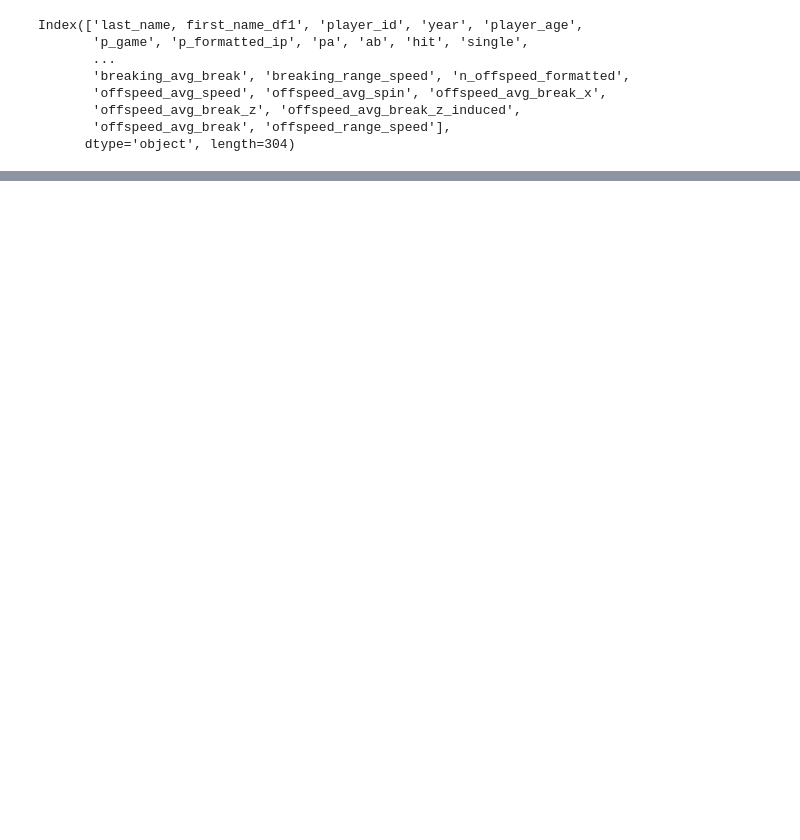
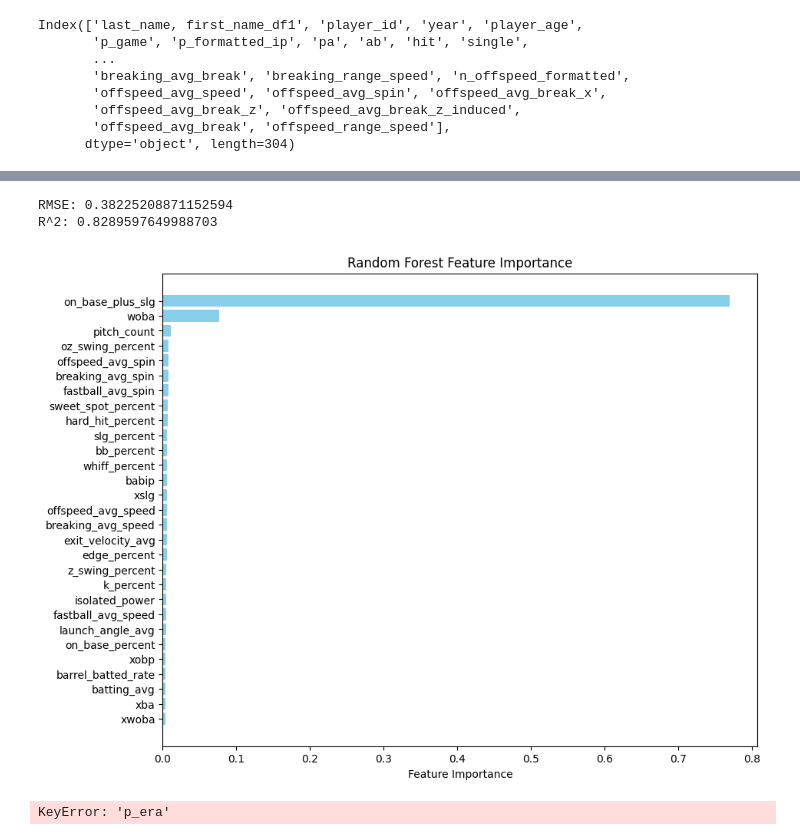
Before and after one commit to Chaya185/Python-Data-Analytics-Project, a Jupyter notebook: MLB_Project.ipynb, the cells around one changed output, grey strips where cells are left out. Saved outputs shown, nothing was run; the diff lists cells and outputs as text; code cells hidden in the pictures; blank space fills up the shorter version.

```diff
--- a/MLB_Project.ipynb
+++ b/MLB_Project.ipynb
@@ -119,0 +713,68 @@ Passing `palette` without assigning `hue` is deprecated and will be removed in v
+# %%
+from sklearn.ensemble import RandomForestRegressor
+from sklearn.model_selection import train_test_split
+from sklearn.metrics import mean_squared_error, r2_score
+
+# Features and target
+X = df_filtered.drop("p_era", axis=1)
+y = df_filtered["p_era"]
+
+# Train-test split
+X_train, X_test, y_train, y_test = train_test_split(X, y, test_size=0.2, random_state=42)
+
+# Random Forest
+rf = RandomForestRegressor(random_state=42)
+rf.fit(X_train, y_train)
+
+# Predictions and Evaluation
+y_pred = rf.predict(X_test)
+print("RMSE:", mean_squared_error(y_test, y_pred, squared=False))
+print("R^2:", r2_score(y_test, y_pred))
+
+# Feature Importance
+importances = rf.feature_importances_
+features = X.columns
+sorted_indices = importances.argsort()
+
+plt.figure(figsize=(10, 8))
+plt.barh(features[sorted_indices], importances[sorted_indices], color="skyblue")
+plt.xlabel("Feature Importance")
+plt.title("Random Forest Feature Importance")
+plt.show()
+# %% [output]
+RMSE: 0.38225208871152594
+R^2: 0.8289597649988703
+[figure, added]
+# %%
+import pandas as pd
+from sklearn.model_selection import train_test_split
+from sklearn.ensemble import RandomForestRegressor
+from sklearn.metrics import mean_squared_error
+from sklearn.preprocessing import LabelEncoder
+
+# Load the dataset
+df = pd.read_csv('MLB_Stats_2015-2024.csv')
+
+# convert 'pitch_hand' column to numbers
+# R = 1, L = 0
+
+le_pitch_hand = LabelEncoder()
+df['pitch_hand_n'] = le_pitch_hand.fit_transform(df['pitch_hand'])
+df_clean = inputs.drop(['pitch_hand'], axis='columns')
+df_clean.head()
+
+# Columns to exclude
+exclude_columns = [
+    'last_name, first_name', 'player_id', 'year', 'n',  # Non-numeric
+    'on_base_plus_slg', 'woba', 'slg_percent', 'on_base_percent', 'bb_percent',
+    'batting_avg', 'xba', 'xslg', 'wobacon', 'xiso', 'xwoba', 'xobp'  # Offensive metrics
+]
+
+# Drop excluded columns
+df_clean = df_clean.drop(columns=exclude_columns, errors='ignore')
+
+# Separate features and target
+X = df_clean.drop(columns=['p_era'], errors='ignore')  # Features
+y = df_clean['p_era']  # Target
+# %% [output]
+KeyError: 'p_era'
```
Also changed, not shown: parts of 24 cells of this notebook, 9 other files.
